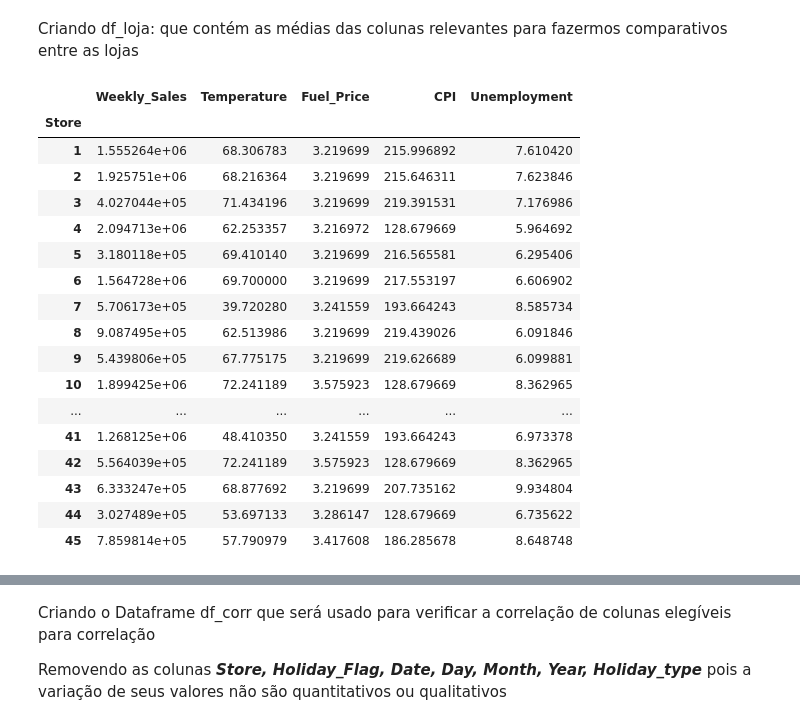
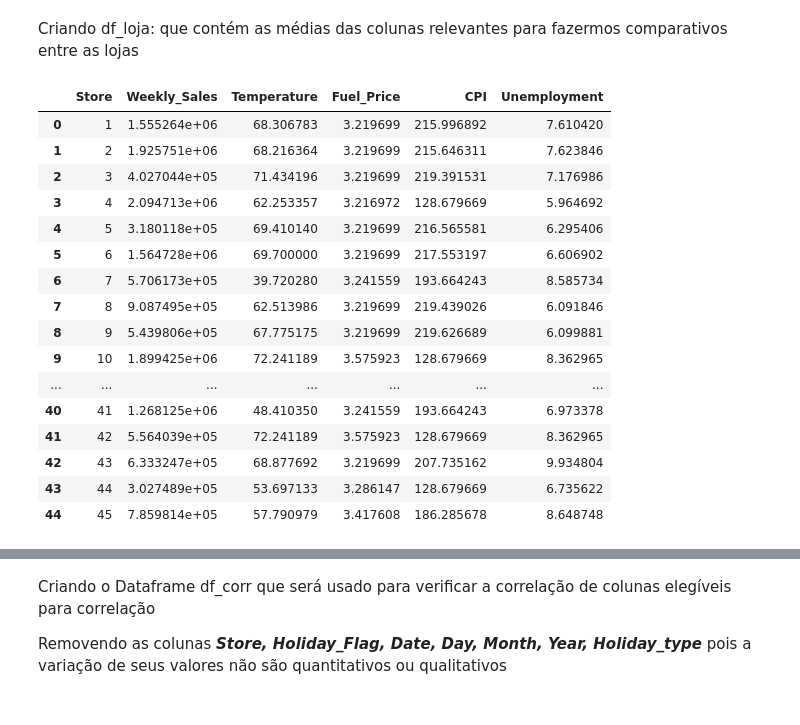
Before and after one commit to GingerLeh/deliverable-2, a Jupyter notebook: Deliverable2_grupo21_dex04.ipynb, the cells around one changed output, grey strips where cells are left out. Saved outputs shown, nothing was run; the diff lists cells and outputs as text; code cells hidden in the pictures.

```diff
--- a/Deliverable2_grupo21_dex04.ipynb
+++ b/Deliverable2_grupo21_dex04.ipynb
@@ -225,24 +224,23 @@ df
 # %% [markdown]
 Criando df_loja: que contém as médias das colunas relevantes para fazermos comparativos entre as lojas
 # %%
-df_loja = df.groupby('Store').agg({'Weekly_Sales':'mean','Temperature':'mean','Fuel_Price':'mean', 'CPI':'mean','Unemployment':'mean'}).copy()
+df_loja = (df.groupby('Store').agg({'Weekly_Sales':'mean','Temperature':'mean','Fuel_Price':'mean', 'CPI':'mean','Unemployment':'mean'})).reset_index().copy()
 df_loja
 # %% [output]
-|  | Weekly_Sales | Temperature | Fuel_Price | CPI | Unemployment |
-| Store |  |  |  |  |  |
-| 1 | 1.555264e+06 | 68.306783 | 3.219699 | 215.996892 | 7.610420 |
-| 2 | 1.925751e+06 | 68.216364 | 3.219699 | 215.646311 | 7.623846 |
-| 3 | 4.027044e+05 | 71.434196 | 3.219699 | 219.391531 | 7.176986 |
-| 4 | 2.094713e+06 | 62.253357 | 3.216972 | 128.679669 | 5.964692 |
-| 5 | 3.180118e+05 | 69.410140 | 3.219699 | 216.565581 | 6.295406 |
-| 6 | 1.564728e+06 | 69.700000 | 3.219699 | 217.553197 | 6.606902 |
-| 7 | 5.706173e+05 | 39.720280 | 3.241559 | 193.664243 | 8.585734 |
-| 8 | 9.087495e+05 | 62.513986 | 3.219699 | 219.439026 | 6.091846 |
-| 9 | 5.439806e+05 | 67.775175 | 3.219699 | 219.626689 | 6.099881 |
-| 10 | 1.899425e+06 | 72.241189 | 3.575923 | 128.679669 | 8.362965 |
-| ... | ... | ... | ... | ... | ... |
-| 41 | 1.268125e+06 | 48.410350 | 3.241559 | 193.664243 | 6.973378 |
-| 42 | 5.564039e+05 | 72.241189 | 3.575923 | 128.679669 | 8.362965 |
-| 43 | 6.333247e+05 | 68.877692 | 3.219699 | 207.735162 | 9.934804 |
-| 44 | 3.027489e+05 | 53.697133 | 3.286147 | 128.679669 | 6.735622 |
-| 45 | 7.859814e+05 | 57.790979 | 3.417608 | 186.285678 | 8.648748 |
+|  | Store | Weekly_Sales | Temperature | Fuel_Price | CPI | Unemployment |
+| 0 | 1 | 1.555264e+06 | 68.306783 | 3.219699 | 215.996892 | 7.610420 |
+| 1 | 2 | 1.925751e+06 | 68.216364 | 3.219699 | 215.646311 | 7.623846 |
+| 2 | 3 | 4.027044e+05 | 71.434196 | 3.219699 | 219.391531 | 7.176986 |
+| 3 | 4 | 2.094713e+06 | 62.253357 | 3.216972 | 128.679669 | 5.964692 |
+| 4 | 5 | 3.180118e+05 | 69.410140 | 3.219699 | 216.565581 | 6.295406 |
+| 5 | 6 | 1.564728e+06 | 69.700000 | 3.219699 | 217.553197 | 6.606902 |
+| 6 | 7 | 5.706173e+05 | 39.720280 | 3.241559 | 193.664243 | 8.585734 |
+| 7 | 8 | 9.087495e+05 | 62.513986 | 3.219699 | 219.439026 | 6.091846 |
+| 8 | 9 | 5.439806e+05 | 67.775175 | 3.219699 | 219.626689 | 6.099881 |
+| 9 | 10 | 1.899425e+06 | 72.241189 | 3.575923 | 128.679669 | 8.362965 |
+| ... | ... | ... | ... | ... | ... | ... |
+| 40 | 41 | 1.268125e+06 | 48.410350 | 3.241559 | 193.664243 | 6.973378 |
+| 41 | 42 | 5.564039e+05 | 72.241189 | 3.575923 | 128.679669 | 8.362965 |
+| 42 | 43 | 6.333247e+05 | 68.877692 | 3.219699 | 207.735162 | 9.934804 |
+| 43 | 44 | 3.027489e+05 | 53.697133 | 3.286147 | 128.679669 | 6.735622 |
+| 44 | 45 | 7.859814e+05 | 57.790979 | 3.417608 | 186.285678 | 8.648748 |
```
Also changed, not shown: parts of 20 cells of this notebook.
